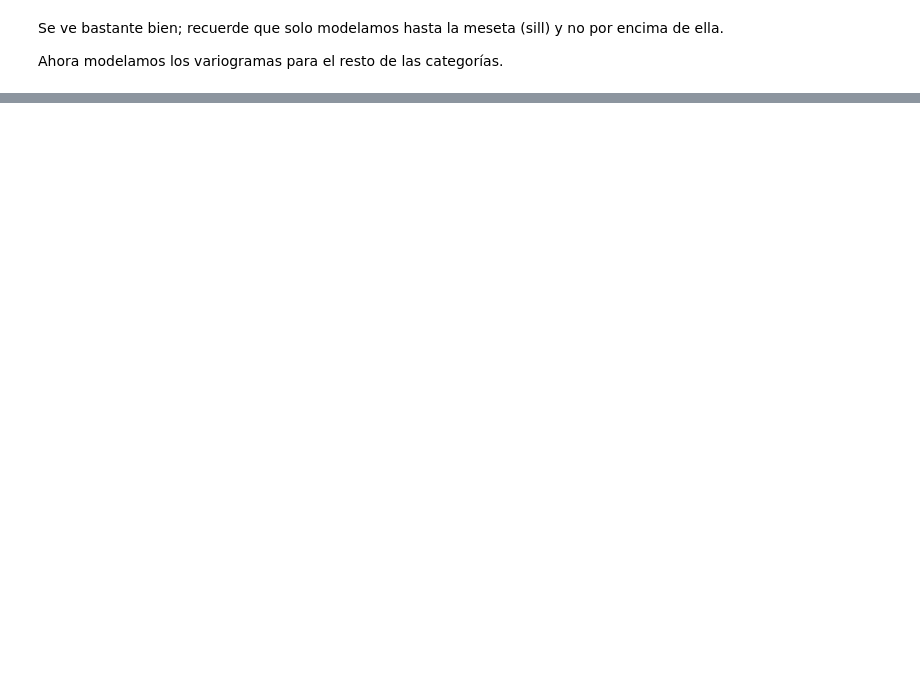
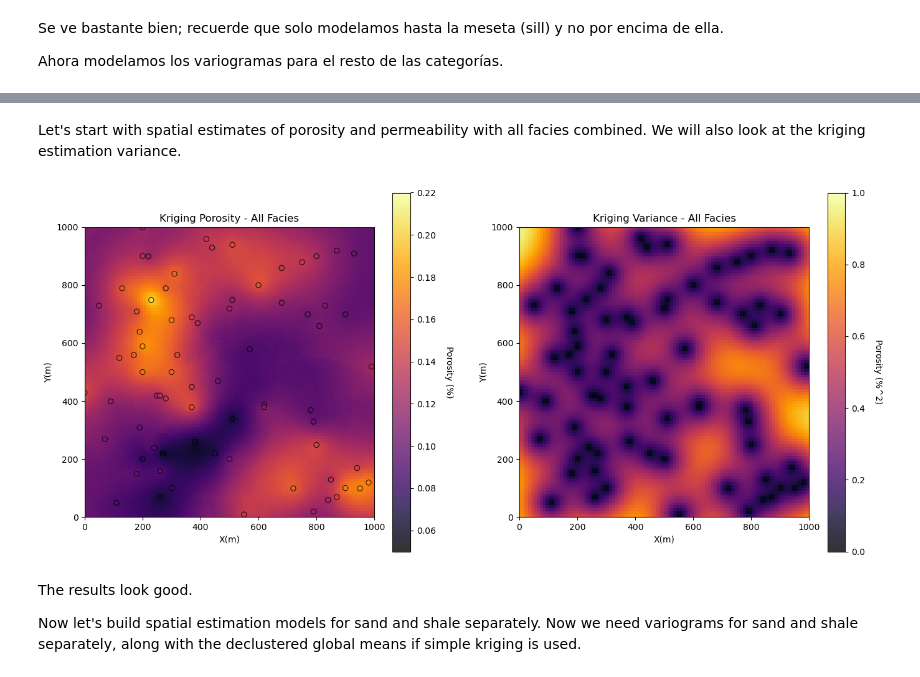
Before and after one commit to arqlm/arqlm.github.io, a Jupyter notebook: courses/MIN431/lessons/04/02_Def_UG_Vol.ipynb, the cells around one changed output, grey strips where cells are left out. Cells and saved outputs as stored; diff of their text form; code cells hidden in the pictures; blank space fills up the shorter version.

```diff
--- a/courses/MIN431/lessons/04/02_Def_UG_Vol.ipynb
+++ b/courses/MIN431/lessons/04/02_Def_UG_Vol.ipynb
@@ -422,0 +517,33 @@ plt.show()
+# %%
+no_trend = np.zeros((1,1))                                    # null ndarray not of correct size so ik2d will not trend
+skmean_por = 0.10; skmean_perm = 65.0                         # simple kriging mean (if simple kriging is selected below)
+ktype = 0                                                     # kriging type, 0 - simple, 1 - ordinary
+radius = 300                                                  # search radius for neighbouring data
+nxdis = 1; nydis = 1                                          # number of grid discretizations for block kriging
+ndmin = 0; ndmax = 20                                         # minimum and maximum data for an estimate
+tmin = 0.0                                                    # minimum property value
+por_vrange = 300                                              # porosity variogram range
+por_vario = GSLIB.make_variogram(nug=0.0,nst=1,it1=1,cc1=1.0,azi1=45,hmaj1=por_vrange,hmin1=por_vrange) # por. variogram
+# %% [markdown]
+Let's start with spatial estimates of porosity and permeability with all facies combined. We will also look at the kriging estimation variance.
+# %%
+%%capture --no-display
+
+por_kmap, por_vmap = geostats.kb2d(df,'X','Y','Porosity',tmin,tmax,nx,xmn,xsiz,ny,ymn,ysiz,nxdis,nydis,
+         ndmin,ndmax,radius,ktype,skmean_por,por_vario)
+
+plt.subplot(121)
+GSLIB.locpix_st(por_kmap,xmin,xmax,ymin,ymax,xsiz,pormin,pormax,df,'X','Y','Porosity','Kriging Porosity - All Facies',
+                'X(m)','Y(m)','Porosity (%)',cmap)
+
+plt.subplot(122)
+GSLIB.pixelplt_st(por_vmap,xmin,xmax,ymin,ymax,xsiz,0.0,1.0,'Kriging Variance - All Facies','X(m)','Y(m)',
+                  'Porosity (%^2)',cmap)
+
+plt.subplots_adjust(left=0.0, bottom=0.0, right=2.0, top=1.2, wspace=0.2, hspace=0.2); plt.show()
+# %% [output]
+[figure, added]
+# %% [markdown]
+The results look good.
+
+Now let's build spatial estimation models for sand and shale separately. Now we need variograms for sand and shale separately, along with the declustered global means if simple kriging is used.
```
Also changed, not shown: parts of 28 cells of this notebook, 34 other files.
